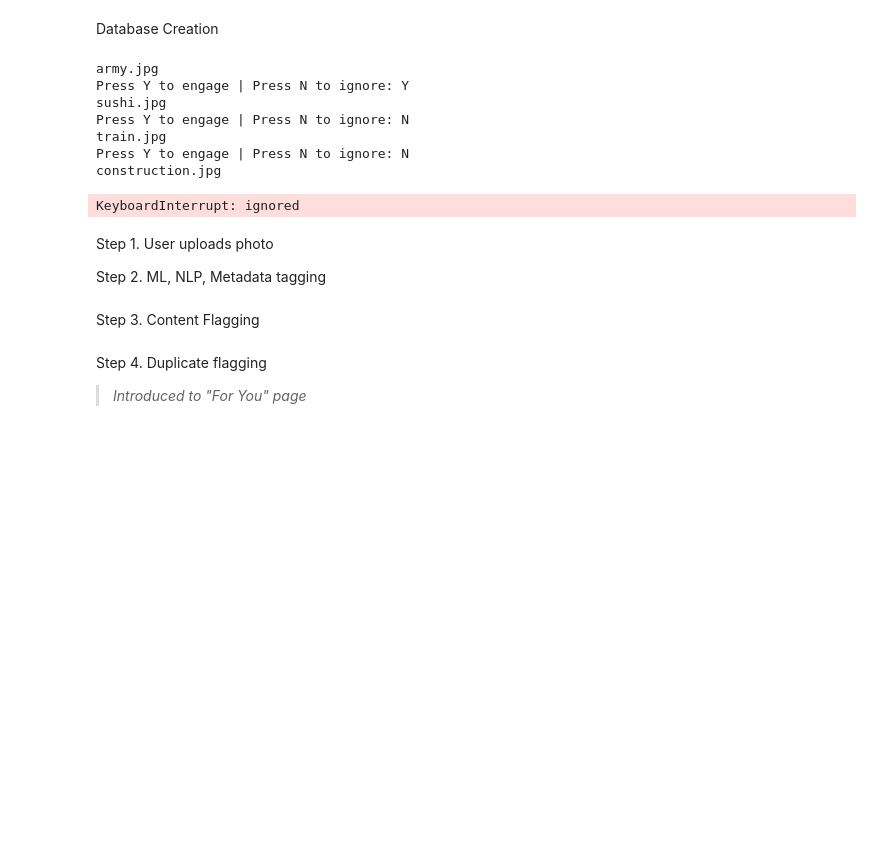
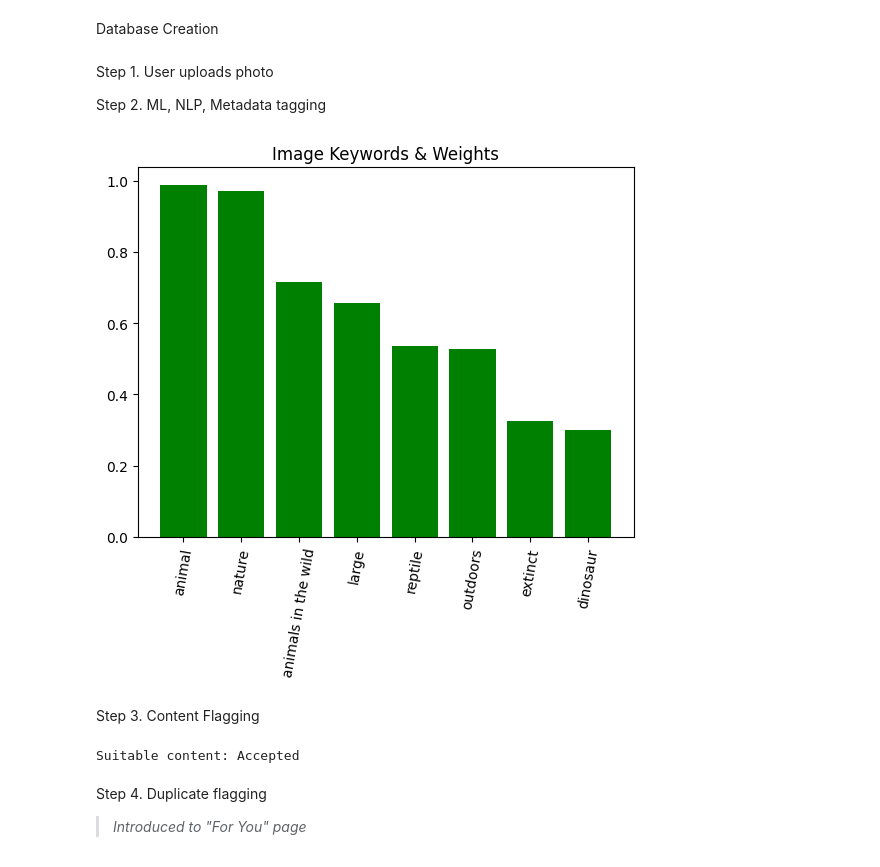
Before and after one commit to pmilks/cap-comp215, a Jupyter notebook: Project 2.ipynb, the cells around one changed output. Saved outputs shown, nothing was run; the diff lists cells and outputs as text; code cells hidden in the pictures; blank space fills up the shorter version.

```diff
--- a/Project 2.ipynb
+++ b/Project 2.ipynb
@@ -28,7 +28,7 @@ class Photo:
       keywords = requests.post('https://api.everypixel.com/v1/keywords', files=data,
                                auth=(client_id, client_secret)).json()['keywords']
       categories = {entry['keyword']:entry['score'] for entry in keywords[:10]}
-    return Photo(categories=categories, id=id)
+    return Photo(keywords=categories, id=id)
 
   def content_filter(self, *args):
     if set(self.keywords.keys()) & set(args):
@@ -116,34 +116,29 @@ def Scroll(profile, database):
       profile.no_engagement(selec)
     del dyn_database[selec]
     dyn_database = {prob[0]:prob[1] for prob in profile.probability(dyn_database)}
-# %% [output]
-army.jpg
-Press Y to engage | Press N to ignore: Y
-sushi.jpg
-Press Y to engage | Press N to ignore: N
-train.jpg
-Press Y to engage | Press N to ignore: N
-construction.jpg
-KeyboardInterrupt: ignored
 # %% [markdown]
 Step 1. User uploads photo
 
 Step 2. ML, NLP, Metadata tagging
 # %%
-filephoto = '' #name
+filephoto = 'dinosaur.jpg' #name
 new_upload = Photo.Categorize(filephoto)
-database.append(new_upload)
 plt.bar(new_upload.keywords.keys(), new_upload.keywords.values(), color='g')
 plt.title("Image Keywords & Weights")
 plt.xticks(rotation=80)
 plt.show()
+# %% [output]
+[figure, added]
 # %% [markdown]
 Step 3. Content Flagging
 # %%
-if new_upload.content_filter('war'): #Replace hazard_tags
+if new_upload.content_filter('car'): #Replace hazard_tags
   print("Hazardous content: Rejected")
 else:
   print("Suitable content: Accepted")
+  database.append(new_upload)
+# %% [output]
+Suitable content: Accepted
 # %% [markdown]
 Step 4. Duplicate flagging
 
```
Also changed, not shown: parts of 1 cell of this notebook.
